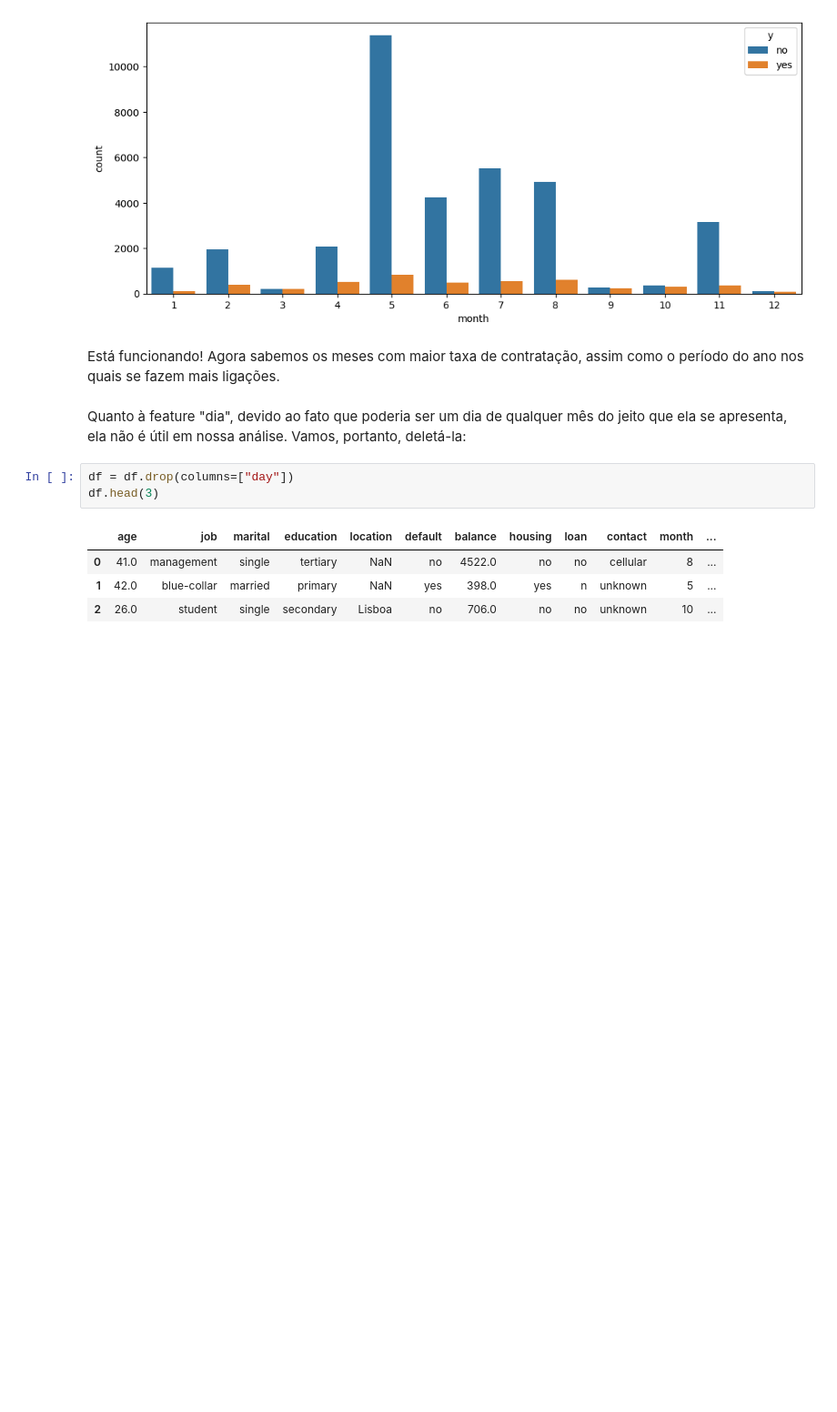
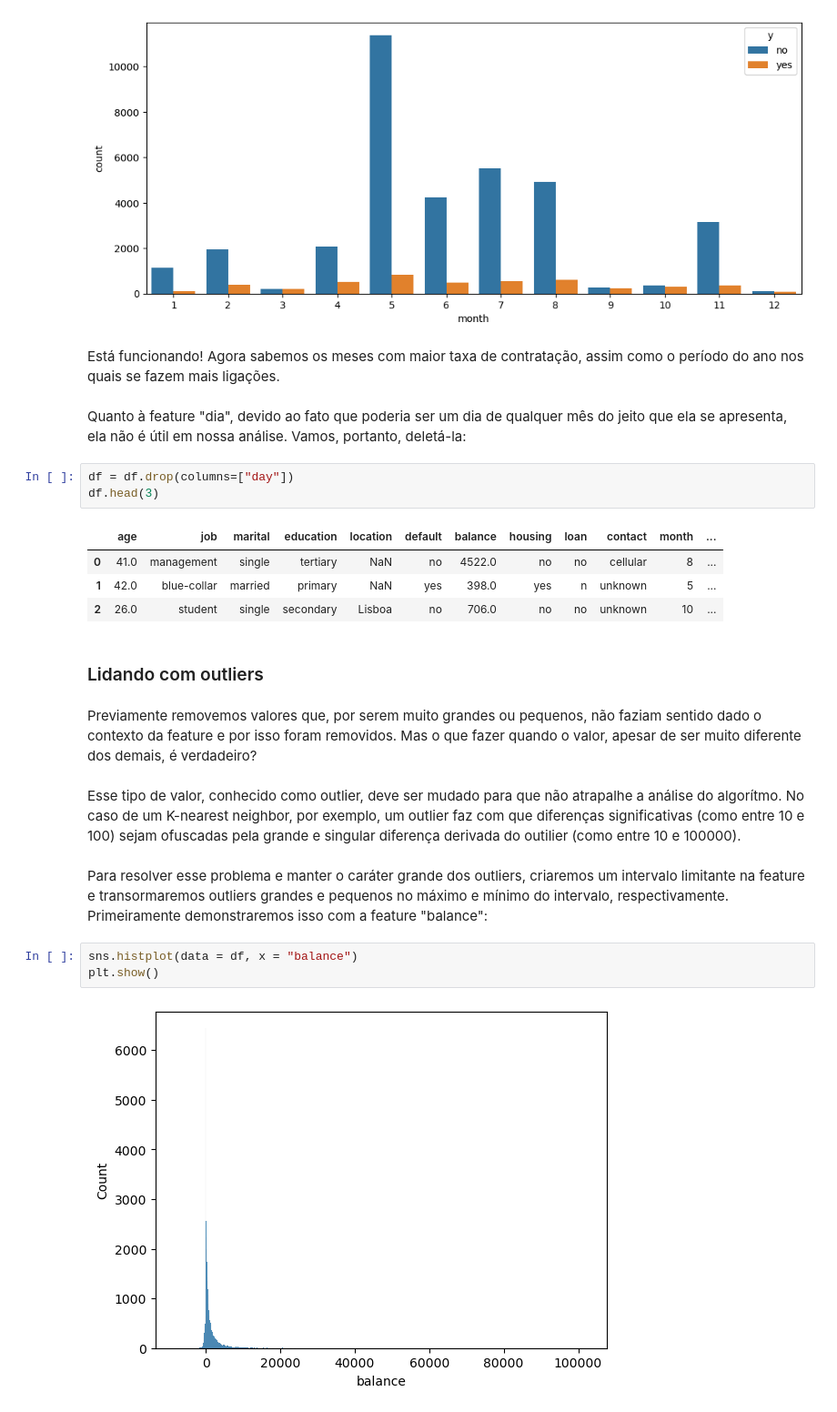
Before and after one commit to ArthurWDamasi0/ProjetoFinalTA, a Jupyter notebook: NovaAnalise.ipynb, the cells around one changed output. Shown at 91% size. Cells and saved outputs as stored; diff of their text form; blank space fills up the shorter version.

Commit message:
ideia para outliers

```diff
--- a/NovaAnalise.ipynb
+++ b/NovaAnalise.ipynb
@@ -395,3 +395,16 @@ df.head(3)
 | 0 | 41.0 | management | single | tertiary | NaN | no | 4522.0 | no | no | cellular | 8 | ... |
 | 1 | 42.0 | blue-collar | married | primary | NaN | yes | 398.0 | yes | n | unknown | 5 | ... |
 | 2 | 26.0 | student | single | secondary | Lisboa | no | 706.0 | no | no | unknown | 10 | ... |
+# %% [markdown]
+<h3> Lidando com outliers </h3>
+# %% [markdown]
+<p> Previamente removemos valores que, por serem muito grandes ou pequenos, não faziam sentido dado o contexto da feature e por isso foram removidos. Mas o que fazer quando o valor, apesar de ser muito diferente dos demais, é verdadeiro? </p>
+# %% [markdown]
+Esse tipo de valor, conhecido como outlier, deve ser mudado para que não atrapalhe a análise do algorítmo. No caso de um K-nearest neighbor, por exemplo, um outlier faz com que diferenças significativas (como entre 10 e 100) sejam ofuscadas pela grande e singular diferença derivada do outilier (como entre 10 e 100000).
+# %% [markdown]
+<p> Para resolver esse problema e manter o caráter grande dos outliers, criaremos um intervalo limitante na feature e transormaremos outliers grandes e pequenos no máximo e mínimo do intervalo, respectivamente. Primeiramente demonstraremos isso com a feature "balance": </p>
+# %%
+sns.histplot(data = df, x = "balance")
+plt.show()
+# %% [output]
+[figure, added]
```
Also changed, not shown: parts of 2 cells of this notebook.
